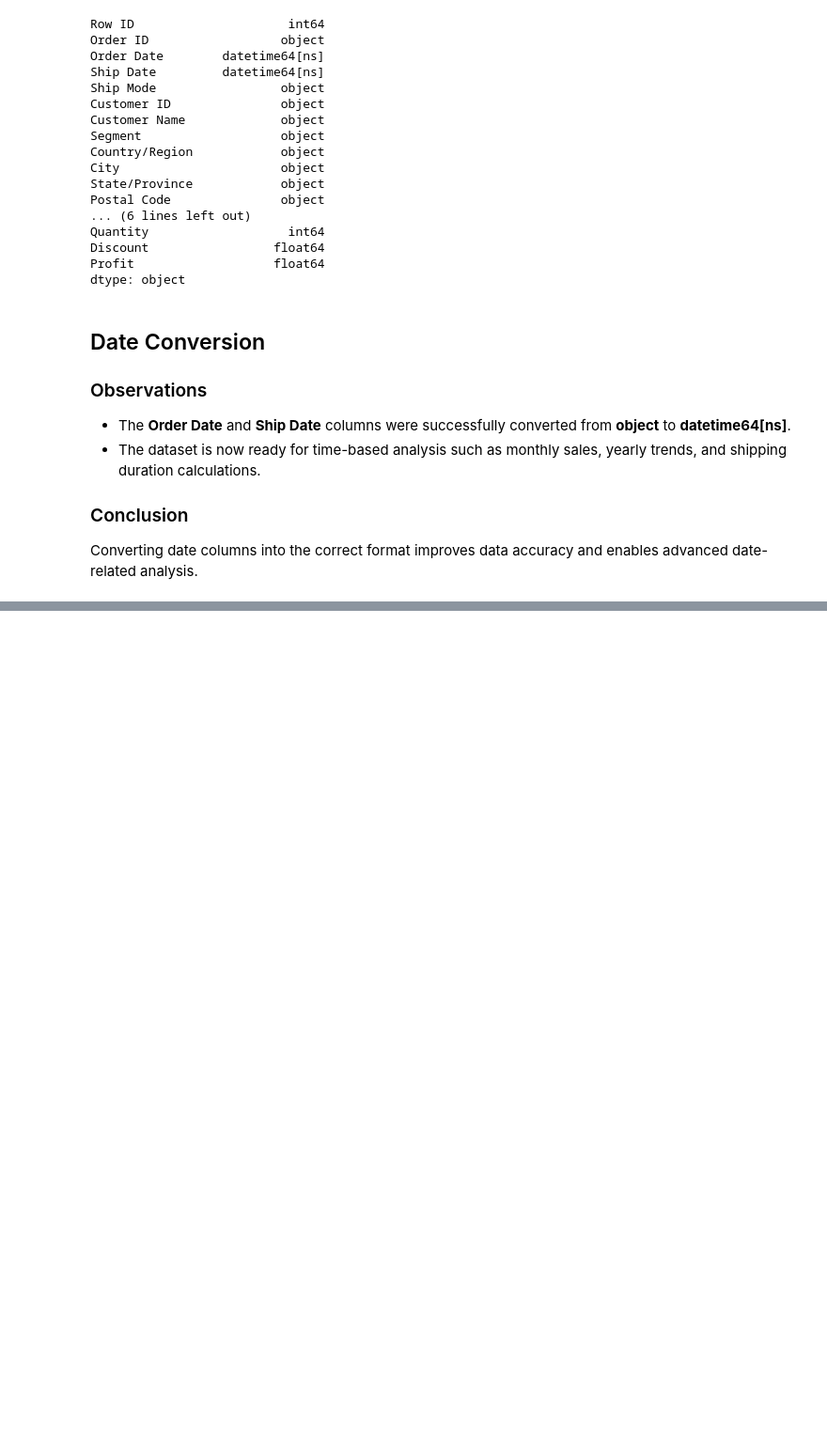
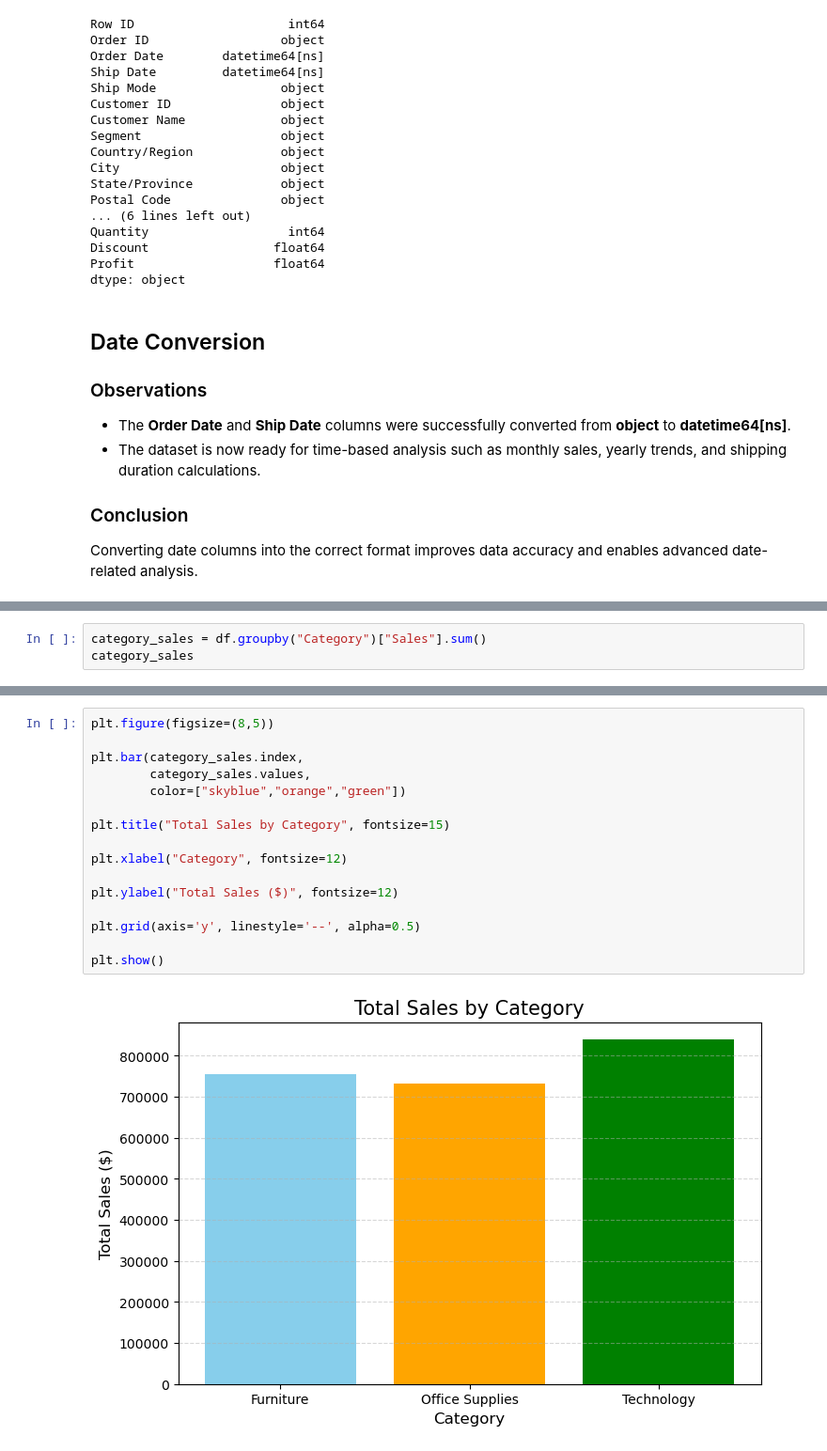
Before and after one commit to Sarthak-Paturkar/Superstore_Sales_Analysis, a Jupyter notebook: notebook/Superstore_EDA.ipynb, the cells around one changed output, grey strips where cells are left out. Shown at 94% size. Cells and saved outputs as stored; diff of their text form; blank space fills up the shorter version.

```diff
--- a/notebook/Superstore_EDA.ipynb
+++ b/notebook/Superstore_EDA.ipynb
@@ -240,0 +303,3 @@ Converting date columns into the correct format improves data accuracy and enabl
+# %%
+category_sales = df.groupby("Category")["Sales"].sum()
+category_sales
@@ -240,0 +352,18 @@ Converting date columns into the correct format improves data accuracy and enabl
+# %%
+plt.figure(figsize=(8,5))
+
+plt.bar(category_sales.index,
+        category_sales.values,
+        color=["skyblue","orange","green"])
+
+plt.title("Total Sales by Category", fontsize=15)
+
+plt.xlabel("Category", fontsize=12)
+
+plt.ylabel("Total Sales ($)", fontsize=12)
+
+plt.grid(axis='y', linestyle='--', alpha=0.5)
+
+plt.show()
+# %% [output]
+[figure, added]
```
Also changed, not shown: parts of 45 cells of this notebook.
